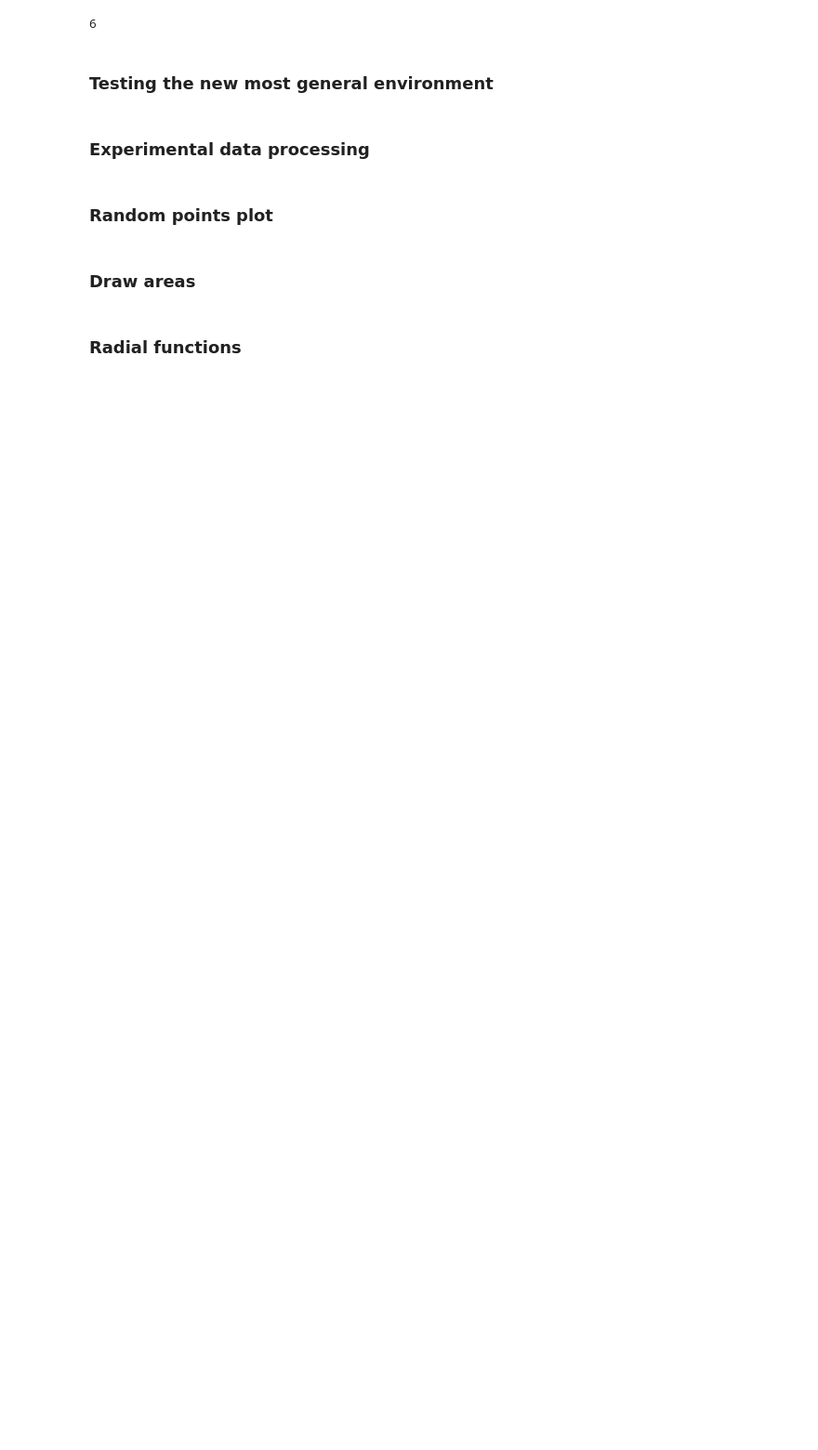
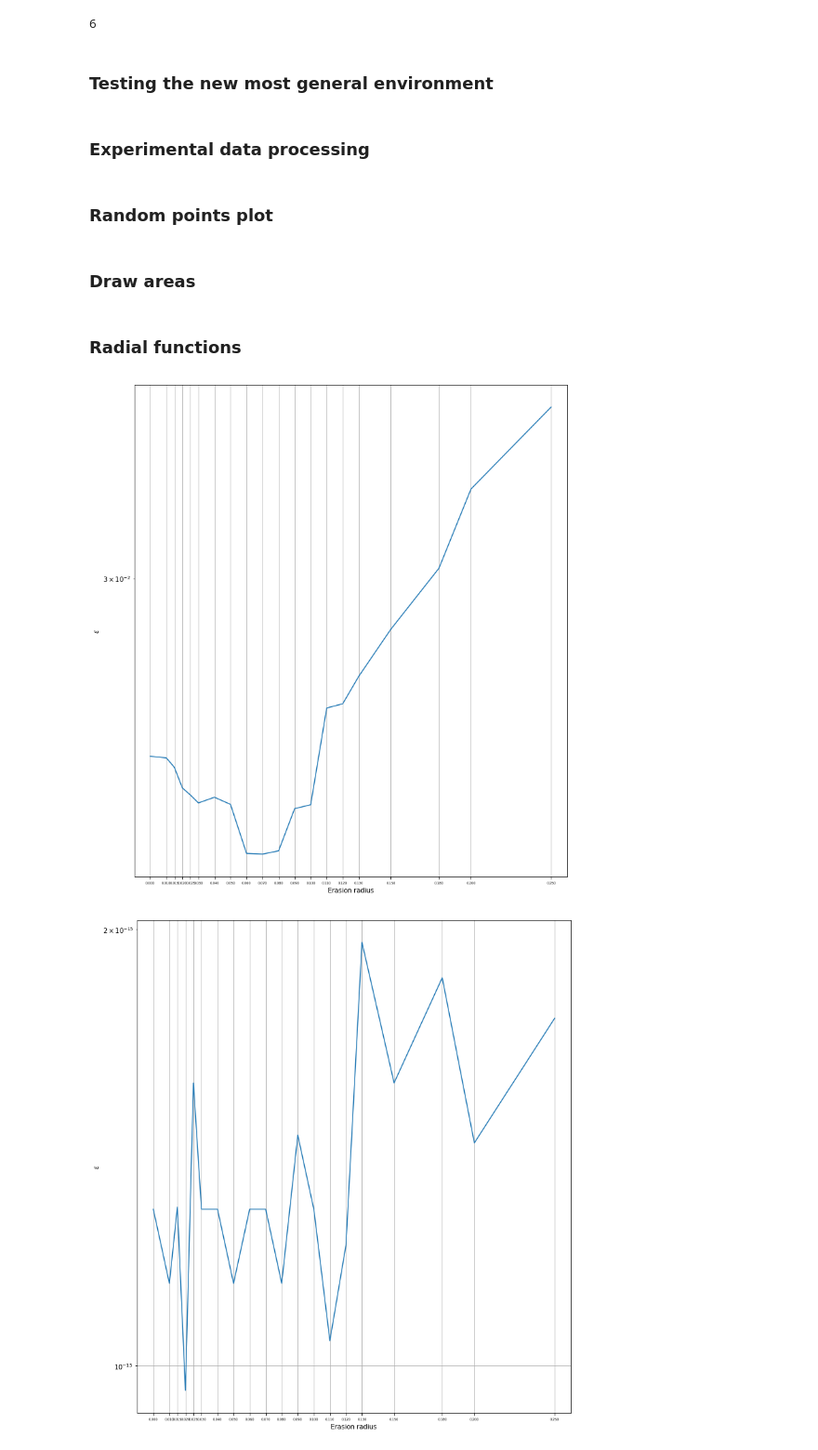
Before and after one commit to glkarpov/wmaxvol, a Jupyter notebook: sandbox_bm_approx.ipynb, the cells around one changed output. Shown at 93% size. Drawn from its saved outputs; the diff is of its cells as text; code cells hidden in the pictures; blank space fills up the shorter version.

```diff
--- a/sandbox_bm_approx.ipynb
+++ b/sandbox_bm_approx.ipynb
@@ -121,11 +106,15 @@ for inital_points_distrib in inital_points_distribs:
 # %%
 ### Data extraction
 dir_str = './'
-dir_points = os.path.join(dir_str, "cr_test_electron/")
+dir_points = os.path.join(dir_str, "cr_test_7-20-Square_fine/")
+domain_type= None
+nder = 2
 points_distrib = 'LHS'
-rad = "0.09"
+#rad = "0.015"
 taken_points = np.load(dir_points + "taken_points_" + points_distrib + ".npz")
+#taken_points = np.load(dir_points + "taken_points_" + points_distrib + "_rad=" + rad + ".npz")
 x = taken_points['x']
 points_test = taken_points['points_test']
+#fn = dir_points + "distrib=" + points_distrib + "_radius=" + rad + ".txt"
 # %%
 ### .txt processing
@@ -209,0 +235,2 @@ PlotError_3D(N_row, N_col, error_e, True)
+# %%
+ix = index_preproc(N_row,N_col,exp_solve,step_along=1, new_extr_path = None)
@@ -209,0 +258,4 @@ PlotError_3D(N_row, N_col, error_e, True)
+# %%
+function = f_sincos
+
+bmxvol_error = bmaxvol_error(function,points_test)
@@ -449,3 +442,37 @@ plt.grid(True)
 #fnpdf = 'ellips.pdf'
 #plt.savefig(fnpdf)
 plt.show()
+# %%
+radiuses = ['0.0','0.01','0.015','0.02','0.025','0.03','0.04','0.05','0.06','0.07','0.08','0.09','0.1','0.11','0.12','0.13','0.15','0.18','0.2','0.25']#,'0.4']
+funcs = [f_gauss,f_rosenbrock,f_sincos,f_schafferf6,f_roots,f_yaf1,f_gabor]
+# %%
+for function in funcs:
+    error_rad = []
+    #volume = []
+    for rad in radiuses:
+        fn = dir_points + "distrib=" + points_distrib + "_radius=" + rad + ".txt"
+        N_row, N_col, p_indices = file_extraction(dir_points + "distrib=" + points_distrib + "_radius=" + rad + ".txt")
+        ix = index_preproc(N_row,N_col,exp_solve,step_along=1, new_extr_path = None)
+
+        #pts = p_indices[ix][0]
+
+        #A = GenMat(N_col[ix][0]*(nder+1), x[pts], poly=cheb, debug=False, pow_p=1)
+        #A = matrix_prep(A, nder+1)
+        #vol = la.det(A.T @ A)
+        #volume.append(vol)
+        bmxvol_error = bmaxvol_error(function,points_test,p_indices,ix)
+        error_rad.append(bmxvol_error)
+    fig, ax = plt.subplots(1, 1, figsize=(12, 14))
+
+    ax.set_xlim(-0.01, 0.26)
+    plt.yscale('log')
+    plt.xticks(np.array(radiuses,dtype=float), fontsize=5)
+    plt.plot(np.array(radiuses,dtype=float),np.array(error_rad)[:,0,0])
+    plt.xlabel('Erasion radius', fontsize=10)
+    plt.ylabel('$\epsilon$')
+    plt.grid(True)
+    fnpdf = 'error-rad_fine_func={}.pdf'.format(function.__name__)
+    plt.savefig(fnpdf)
+# %% [output]
+[figure, added]
+[figure, added]
```
Also changed, not shown: parts of 38 cells of this notebook, 2 other files.
